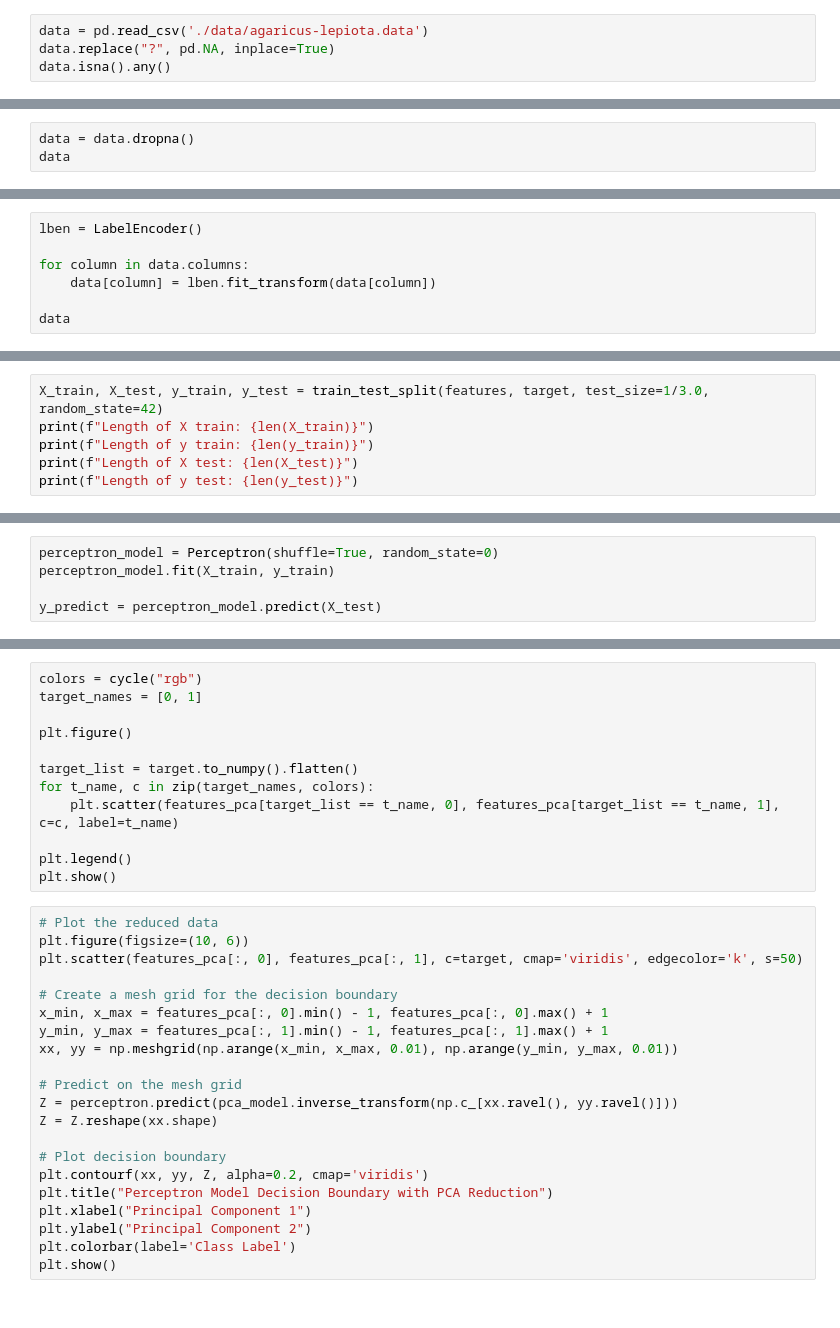
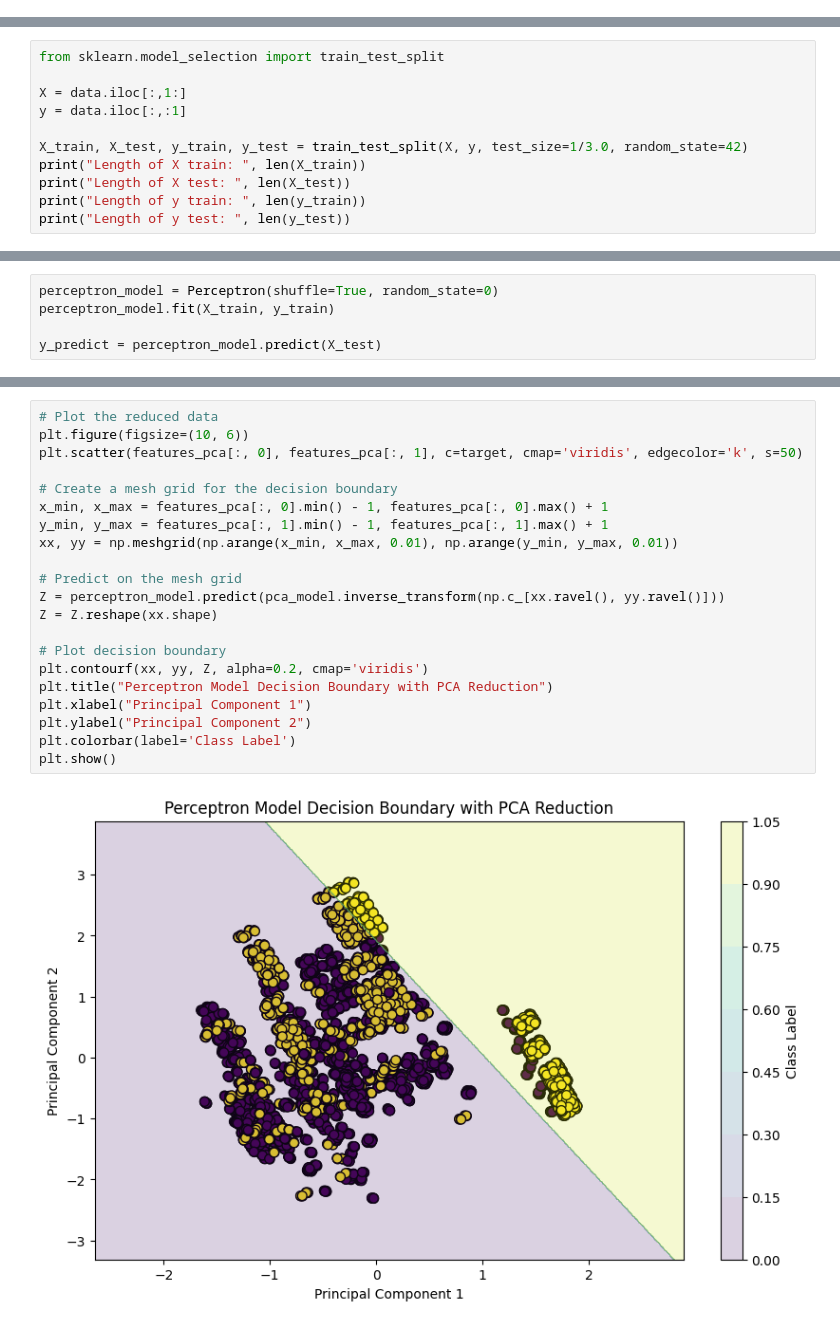
Before and after one commit to KhanhTheChau/MHUD-CT294, a Jupyter notebook: perceptron.ipynb, the cells around one changed output, grey strips where cells are left out. Saved outputs shown, nothing was run; the diff lists cells and outputs as text.

Commit message:
edit svm and perceptron

```diff
--- a/perceptron.ipynb
+++ b/perceptron.ipynb
@@ -13,4 +28,0 @@ import matplotlib.pylab as plt
-# %%
-data = pd.read_csv('./data/agaricus-lepiota.data')
-data.replace("?", pd.NA, inplace=True)
-data.isna().any()
@@ -19,3 +28,0 @@ data.isna().any()
-# %%
-data = data.dropna()
-data
@@ -24,7 +28,0 @@ data
-# %%
-lben = LabelEncoder()
-
-for column in data.columns:
-    data[column] = lben.fit_transform(data[column])
-
-data
@@ -36,6 +148,11 @@ target = data['p']
 # %%
-X_train, X_test, y_train, y_test = train_test_split(features, target, test_size=1/3.0, random_state=42)
-print(f"Length of X train: {len(X_train)}")
-print(f"Length of y train: {len(y_train)}")
-print(f"Length of X test: {len(X_test)}")
-print(f"Length of y test: {len(y_test)}")
+from sklearn.model_selection import train_test_split
+
+X = data.iloc[:,1:]
+y = data.iloc[:,:1]
+
+X_train, X_test, y_train, y_test = train_test_split(X, y, test_size=1/3.0, random_state=42)
+print("Length of X train: ", len(X_train))
+print("Length of X test: ", len(X_test))
+print("Length of y train: ", len(y_train))
+print("Length of y test: ", len(y_test))
@@ -118,33 +223,23 @@ pd.DataFrame(data = features_pca)
-# %%
-colors = cycle("rgb")
-target_names = [0, 1]
-
-plt.figure()
-
-target_list = target.to_numpy().flatten()
-for t_name, c in zip(target_names, colors):
-    plt.scatter(features_pca[target_list == t_name, 0], features_pca[target_list == t_name, 1], c=c, label=t_name)
-
-plt.legend()
-plt.show()
 # %%
 # Plot the reduced data
 plt.figure(figsize=(10, 6))
 plt.scatter(features_pca[:, 0], features_pca[:, 1], c=target, cmap='viridis', edgecolor='k', s=50)
 
 # Create a mesh grid for the decision boundary
 x_min, x_max = features_pca[:, 0].min() - 1, features_pca[:, 0].max() + 1
 y_min, y_max = features_pca[:, 1].min() - 1, features_pca[:, 1].max() + 1
 xx, yy = np.meshgrid(np.arange(x_min, x_max, 0.01), np.arange(y_min, y_max, 0.01))
 
 # Predict on the mesh grid
-Z = perceptron.predict(pca_model.inverse_transform(np.c_[xx.ravel(), yy.ravel()]))
+Z = perceptron_model.predict(pca_model.inverse_transform(np.c_[xx.ravel(), yy.ravel()]))
 Z = Z.reshape(xx.shape)
 
 # Plot decision boundary
 plt.contourf(xx, yy, Z, alpha=0.2, cmap='viridis')
 plt.title("Perceptron Model Decision Boundary with PCA Reduction")
 plt.xlabel("Principal Component 1")
 plt.ylabel("Principal Component 2")
 plt.colorbar(label='Class Label')
 plt.show()
+# %% [output]
+[figure, added]
```
Also changed, not shown: parts of 29 cells of this notebook, 1 other file.
